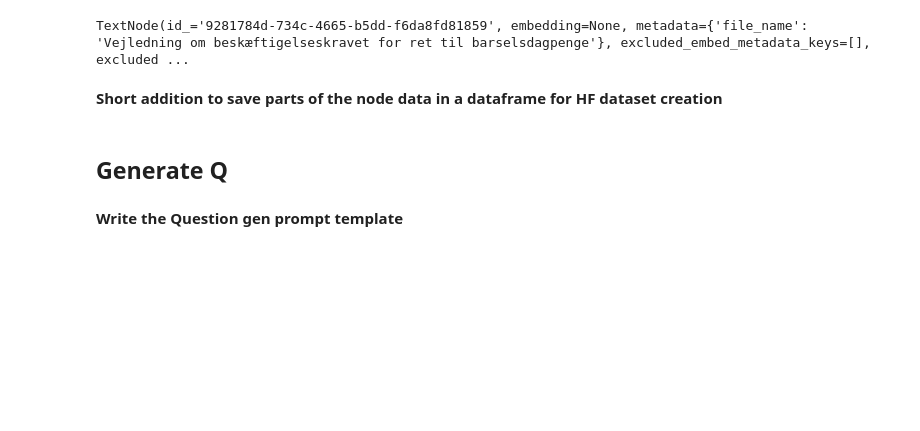
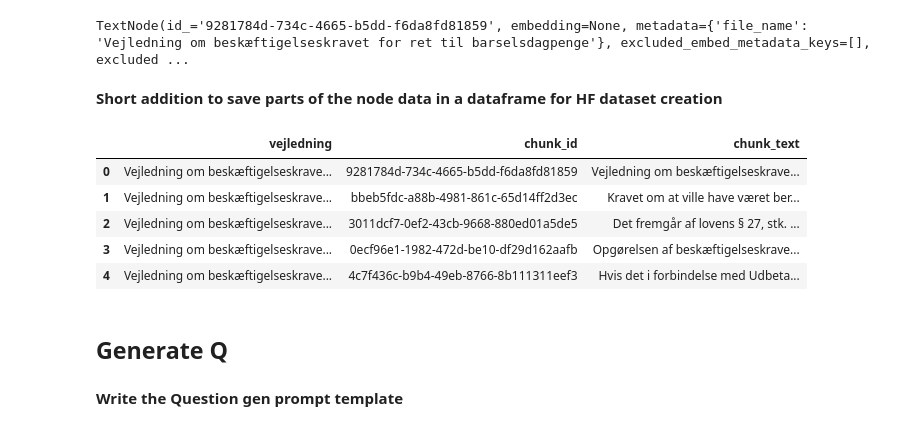
Before and after one commit to jalkestrup/genq_dansk, a Jupyter notebook: 01_qgen.ipynb, the cells around one changed output. Saved outputs shown, nothing was run; the diff lists cells and outputs as text; code cells hidden in the pictures; blank space fills up the shorter version.

```diff
--- a/01_qgen.ipynb
+++ b/01_qgen.ipynb
@@ -187,11 +187,25 @@ docstore.add_documents(nodes_vejledninger_filtered)
 docstore.persist("data/node_store_25-11-23")
 # %% [markdown]
 **Short addition to save parts of the node data in a dataframe for HF dataset creation**
+# %%
+from llama_index.storage.docstore import SimpleDocumentStore
+
+# Load the SimpleDocumentStore from the persisted file
+docstore = SimpleDocumentStore.from_persist_path("data/node_store_25-11-23")
+# Create a list of nodes by list comprehension by iterating over the key (store hash) value (llamnaindex node) pairs of the docstore.docs object and appending the value to the list
+nodes_vejledninger_filtered = [node for key, node in docstore.docs.items()]
 # %%
 #Create a pandas dataframe from the nodes_vejledninger_filtered object
 #Only include the id_, metadata['file_name'] and text attributes of the object
 import pandas as pd
-df = pd.DataFrame([[node.metadata['file_name'], node.id_, node.text] for node in nodes_vejledninger_filtered], columns=['file_name', 'id', 'text'])
+df = pd.DataFrame([[node.metadata['file_name'], node.id_, node.text] for node in nodes_vejledninger_filtered], columns=['vejledning', 'chunk_id', 'chunk_text'])
 df.head()
+# %% [output]
+|  | vejledning | chunk_id | chunk_text |
+| 0 | Vejledning om beskæftigelseskrave... | 9281784d-734c-4665-b5dd-f6da8fd81859 | Vejledning om beskæftigelseskrave... |
+| 1 | Vejledning om beskæftigelseskrave... | bbeb5fdc-a88b-4981-861c-65d14ff2d3ec | Kravet om at ville have været ber... |
+| 2 | Vejledning om beskæftigelseskrave... | 3011dcf7-0ef2-43cb-9668-880ed01a5de5 | Det fremgår af lovens § 27, stk. ... |
+| 3 | Vejledning om beskæftigelseskrave... | 0ecf96e1-1982-472d-be10-df29d162aafb | Opgørelsen af beskæftigelseskrave... |
+| 4 | Vejledning om beskæftigelseskrave... | 4c7f436c-b9b4-49eb-8766-8b111311eef3 | Hvis det i forbindelse med Udbeta... |
 # %%
 #Save the dataframe as a csv file ensure that non ascii characters are encoded as utf-8
```
Also changed, not shown: parts of 14 cells of this notebook, 1 other file.
